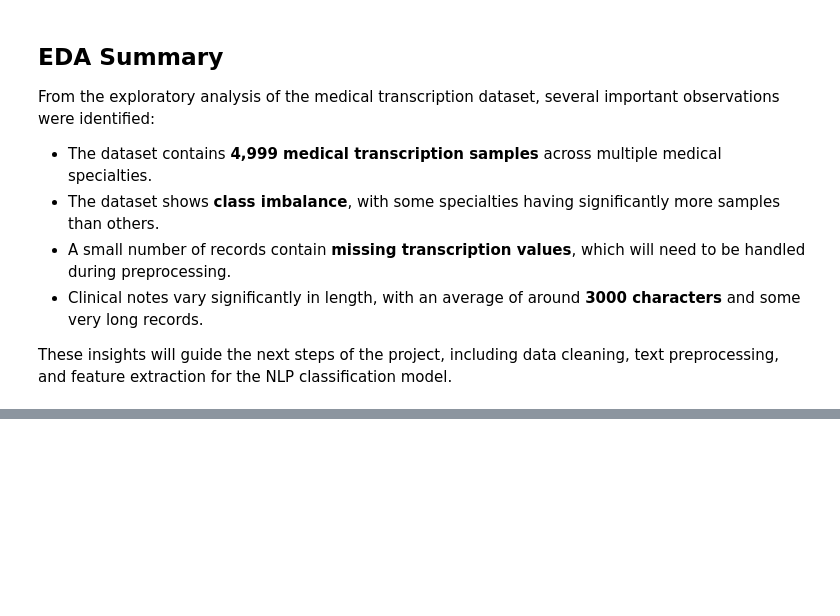
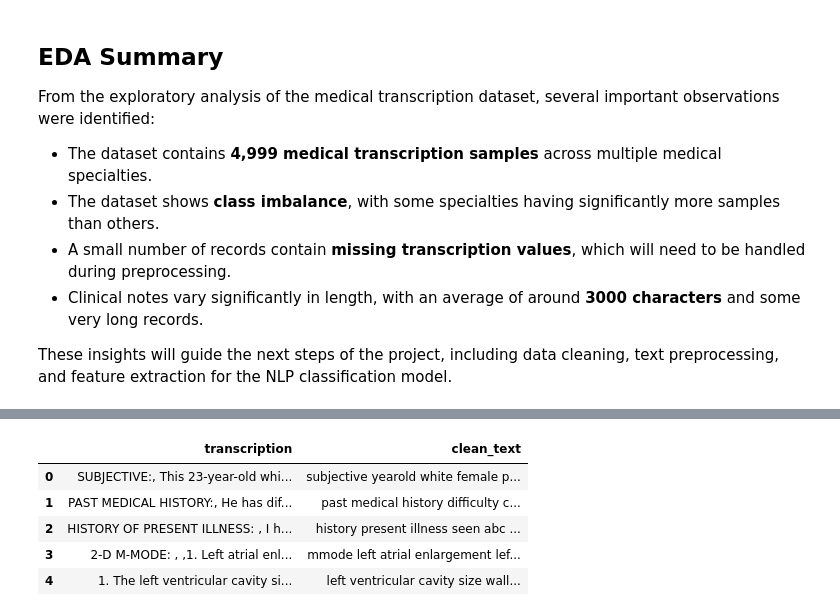
Before and after one commit to oliveiraMonica/medical-diagnosis-nlp, a Jupyter notebook: notebooks/eda.ipynb, the cells around one changed output, grey strips where cells are left out. Saved outputs shown, nothing was run; the diff lists cells and outputs as text; code cells hidden in the pictures; blank space fills up the shorter version.

```diff
--- a/notebooks/eda.ipynb
+++ b/notebooks/eda.ipynb
@@ -266,0 +331,11 @@ These insights will guide the next steps of the project, including data cleaning
+# %%
+df["clean_text"] = df["transcription"].astype(str).apply(clean_text)
+
+df[["transcription", "clean_text"]].head()
+# %% [output]
+|  | transcription | clean_text |
+| 0 | SUBJECTIVE:, This 23-year-old whi... | subjective yearold white female p... |
+| 1 | PAST MEDICAL HISTORY:, He has dif... | past medical history difficulty c... |
+| 2 | HISTORY OF PRESENT ILLNESS: , I h... | history present illness seen abc ... |
+| 3 | 2-D M-MODE: , ,1. Left atrial enl... | mmode left atrial enlargement lef... |
+| 4 | 1. The left ventricular cavity si... | left ventricular cavity size wall... |
```
Also changed, not shown: parts of 41 cells of this notebook, 1 other file.
